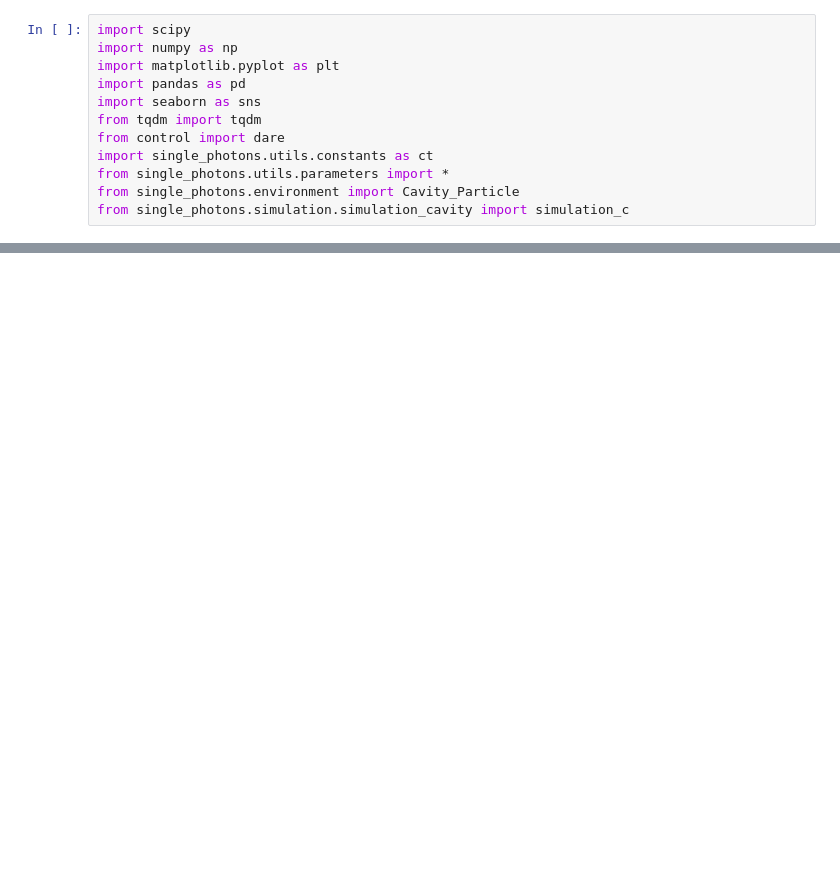
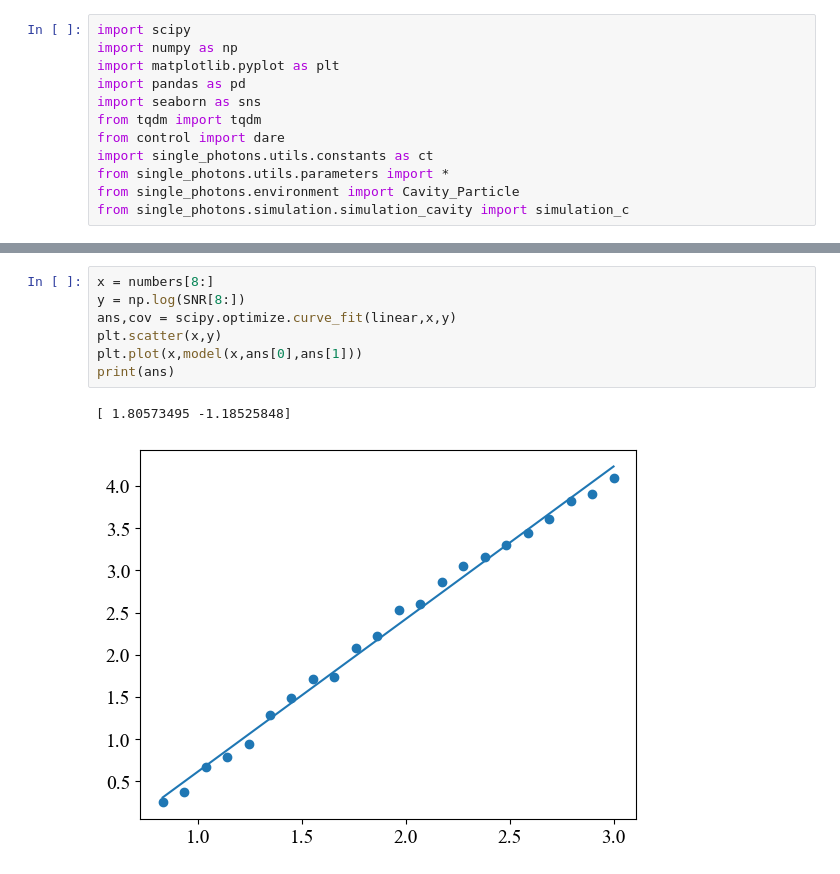
Before and after one commit to QuantumAdventures/single-photons, a Jupyter notebook: notebooks/5. SNR calculation and parameter space scanning.ipynb, the cells around one changed output, grey strips where cells are left out. Cells and saved outputs as stored; diff of their text form; blank space fills up the shorter version.

```diff
--- a/notebooks/5. SNR calculation and parameter space scanning.ipynb
+++ b/notebooks/5. SNR calculation and parameter space scanning.ipynb
@@ -207,0 +238,10 @@ print(SNR)
+# %%
+x = numbers[8:]
+y = np.log(SNR[8:])
+ans,cov = scipy.optimize.curve_fit(linear,x,y)
+plt.scatter(x,y)
+plt.plot(x,model(x,ans[0],ans[1]))
+print(ans)
+# %% [output]
+[ 1.80573495 -1.18525848]
+[figure, added]
```
Also changed, not shown: parts of 9 cells of this notebook.
